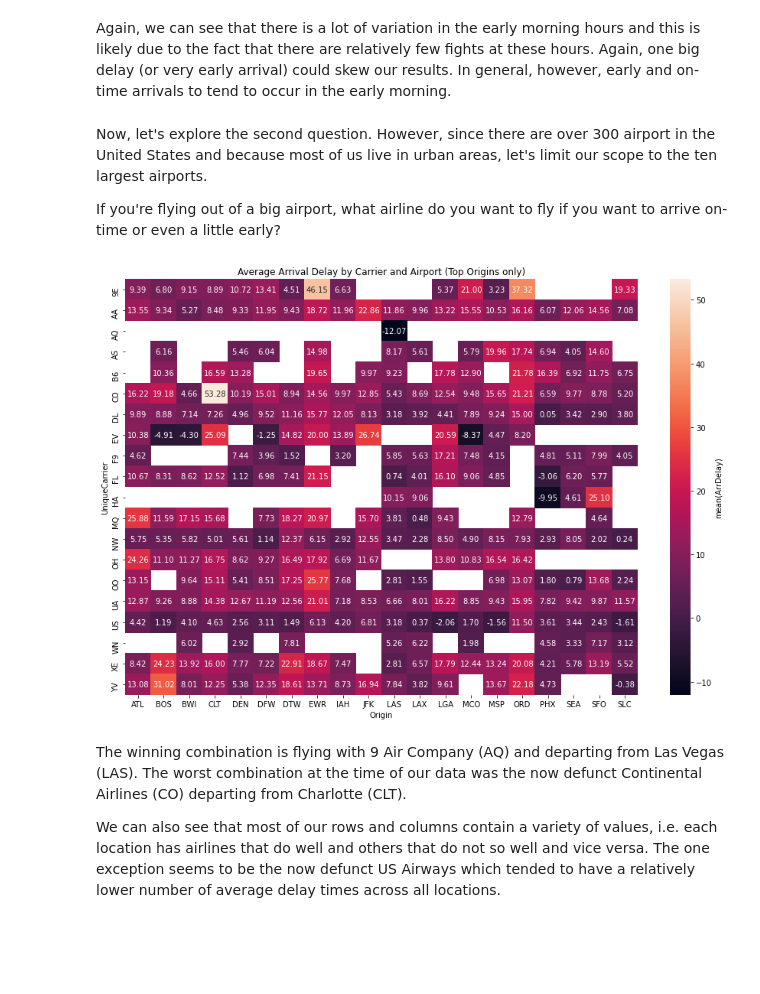
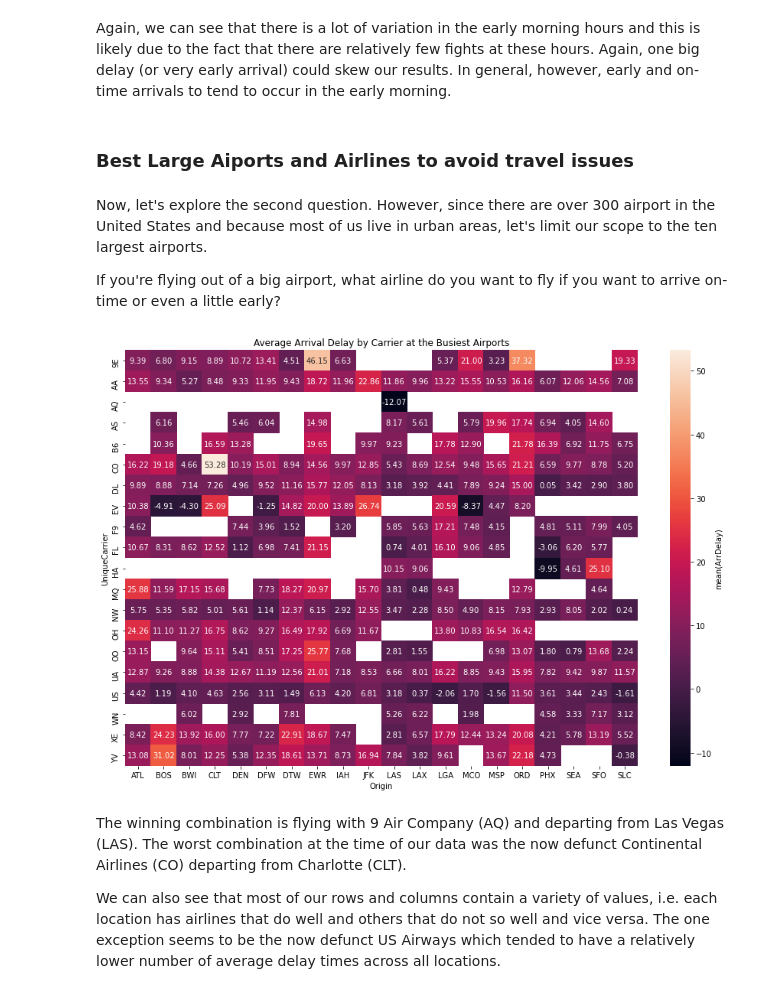
Before and after one commit to maleina/US-Flight-Data, a Jupyter notebook: flight_data_exploration.ipynb, the cells around one changed output. Drawn from its saved outputs; the diff is of its cells as text; code cells hidden in the pictures; blank space fills up the shorter version.

```diff
--- a/flight_data_exploration.ipynb
+++ b/flight_data_exploration.ipynb
@@ -1541,6 +1709,8 @@ plt.title('Ave. Diff. b/w Sched and Actual Arrival by Day of Week and Hour');
 Here the negative values indicate that the flight actually left early. So, if you want to arrive to your destination early, the best time to fly is on Tuesdays at around 4am. Note we're not going to look at the highest delay minutes, as we explored that above using a more relevant set of data.
 # %% [markdown]
 Again, we can see that there is a lot of variation in the early morning hours and this is likely due to the fact that there are relatively few fights at these hours. Again, one big delay (or very early arrival) could skew our results. In general, however, early and on-time arrivals to tend to occur in the early morning.
+# %% [markdown]
+### Best Large Aiports and Airlines to avoid travel issues
 # %% [markdown]
 Now, let's explore the second question. However, since there are over 300 airport in the United States and because most of us live in urban areas, let's limit our scope to the ten largest airports.
 
@@ -1551,17 +1721,17 @@ big_origin_flights = df_flights[df_flights['Origin'].isin(top_origins.index)]
 # %%
 # Set figure size
 plt.figure(figsize=(15, 10))
 # Get set of average arrival delay grouped by day and departure time in full set of flights
 cat_means = big_origin_flights.groupby(['Origin', 'UniqueCarrier']).mean()['ArrDelay']
 cat_means = cat_means.reset_index(name = 'ArrDelay_avg')
 cat_means = cat_means.pivot(index = 'UniqueCarrier', columns = 'Origin',
                             values = 'ArrDelay_avg')
 # Plot the heat map
 sb.heatmap(cat_means, annot = True, fmt = '.2f',
            cbar_kws = {'label' : 'mean(ArrDelay)'})
-plt.title('Average Arrival Delay by Carrier and Airport (Top Origins only)');
+plt.title('Average Arrival Delay by Carrier at the Busiest Airports');
 # %% [output]
-[figure, old version]
+[figure, new version]
 # %% [markdown]
 The winning combination is flying with 9 Air Company (AQ) and departing from Las Vegas (LAS). The worst combination at the time of our data was the now defunct Continental Airlines (CO) departing from Charlotte (CLT).
 
```
Also changed, not shown: parts of 35 cells of this notebook.
